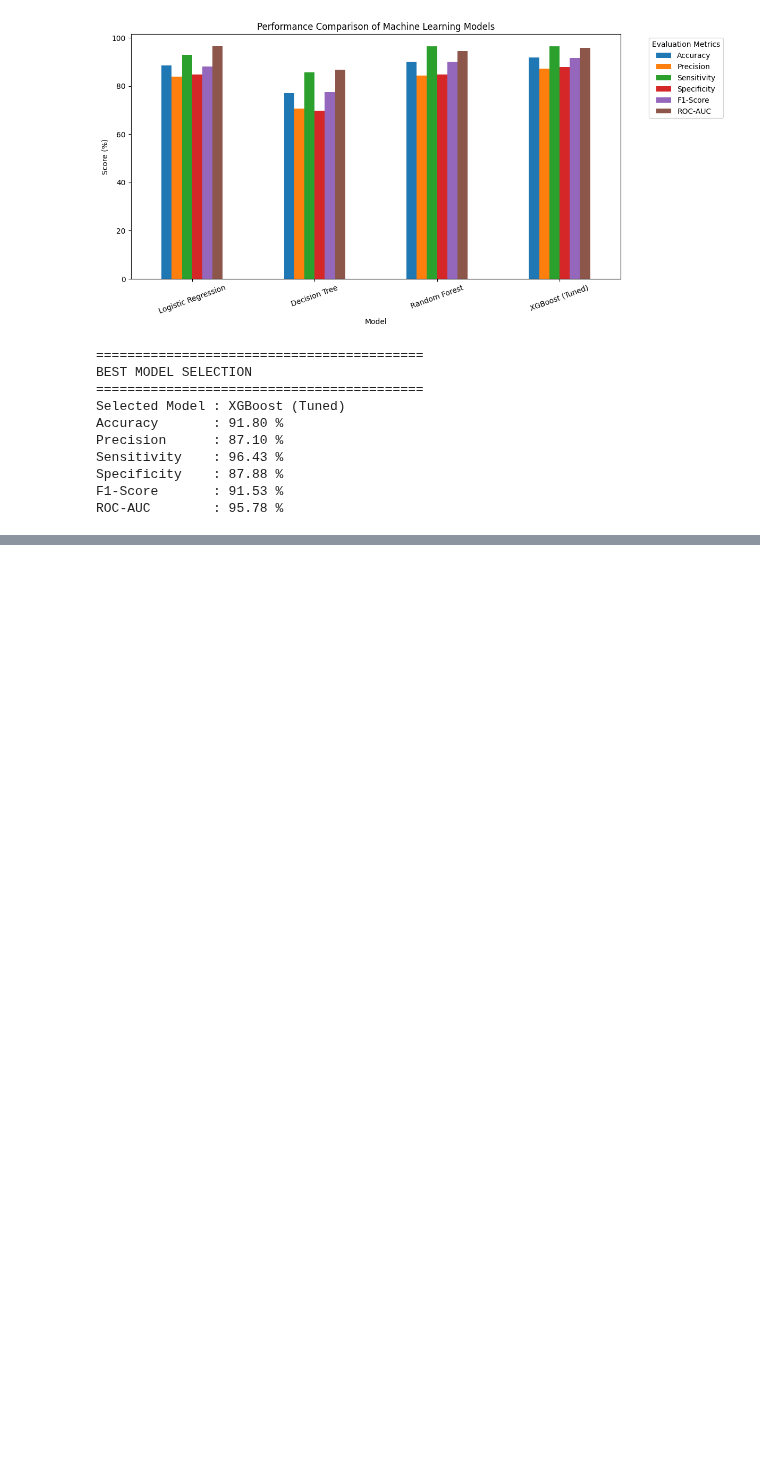
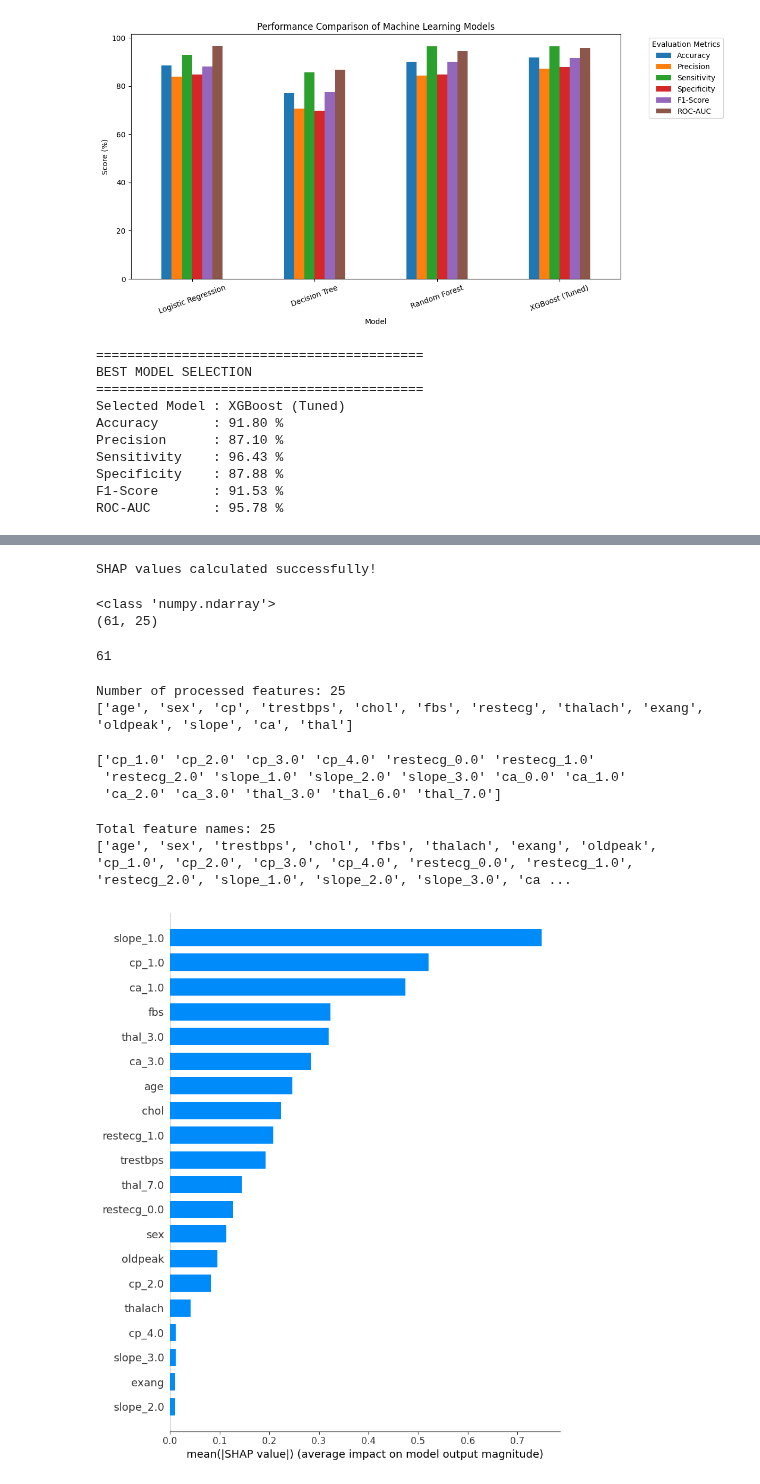
Before and after one commit to Muskaan1530/Explainable-Multi-Disease-Prediction, a Jupyter notebook: Explainable_Multi_Disease_Prediction.ipynb, the cells around one changed output, grey strips where cells are left out. Drawn from its saved outputs; the diff is of its cells as text; code cells hidden in the pictures; blank space fills up the shorter version.

Commit message:
Implementation of SHAP

```diff
--- a/Explainable_Multi_Disease_Prediction.ipynb
+++ b/Explainable_Multi_Disease_Prediction.ipynb
@@ -2190,0 +2211,74 @@ ROC-AUC        : 95.78 %
+# %%
+# ==========================================
+# SHAP EXPLAINER
+# ==========================================
+
+explainer = shap.TreeExplainer(best_xgb_model)
+# %%
+# ==========================================
+# CALCULATE SHAP VALUES
+# ==========================================
+
+shap_values = explainer.shap_values(X_test_processed)
+
+print("SHAP values calculated successfully!")
+# %% [output]
+SHAP values calculated successfully!
+# %%
+print(type(X_test_processed))
+print(X_test_processed.shape)
+# %% [output]
+<class 'numpy.ndarray'>
+(61, 25)
+# %%
+print(len(shap_values))
+# %% [output]
+61
+# %%
+print("Number of processed features:", X_train_processed.shape[1])
+print(X_train.columns.tolist())
+# %% [output]
+Number of processed features: 25
+['age', 'sex', 'cp', 'trestbps', 'chol', 'fbs', 'restecg', 'thalach', 'exang', 'oldpeak', 'slope', 'ca', 'thal']
+# %%
+print(encoded_feature_names)
+# %% [output]
+['cp_1.0' 'cp_2.0' 'cp_3.0' 'cp_4.0' 'restecg_0.0' 'restecg_1.0'
+ 'restecg_2.0' 'slope_1.0' 'slope_2.0' 'slope_3.0' 'ca_0.0' 'ca_1.0'
+ 'ca_2.0' 'ca_3.0' 'thal_3.0' 'thal_6.0' 'thal_7.0']
+# %%
+# ==========================================
+# CREATE ALL PROCESSED FEATURE NAMES
+# ==========================================
+
+numeric_features = [
+    'age',
+    'sex',
+    'trestbps',
+    'chol',
+    'fbs',
+    'thalach',
+    'exang',
+    'oldpeak'
+]
+
+all_feature_names = list(numeric_features) + list(encoded_feature_names)
+
+print("Total feature names:", len(all_feature_names))
+print(all_feature_names)
+# %% [output]
+Total feature names: 25
+['age', 'sex', 'trestbps', 'chol', 'fbs', 'thalach', 'exang', 'oldpeak', 'cp_1.0', 'cp_2.0', 'cp_3.0', 'cp_4.0', 'restecg_0.0', 'restecg_1.0', 'restecg_2.0', 'slope_1.0', 'slope_2.0', 'slope_3.0', 'ca ...
+# %%
+# ==========================================
+# SHAP FEATURE IMPORTANCE
+# ==========================================
+
+shap.summary_plot(
+    shap_values,
+    X_test_processed,
+    feature_names=all_feature_names,
+    plot_type="bar"
+)
+# %% [output]
+[figure, added]
```
Also changed, not shown: parts of 13 cells of this notebook.
